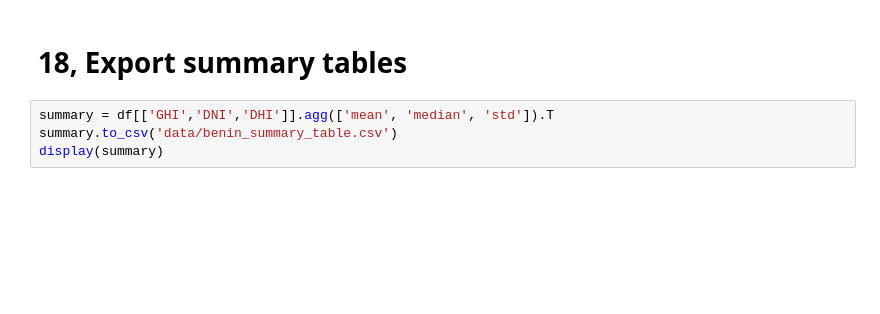
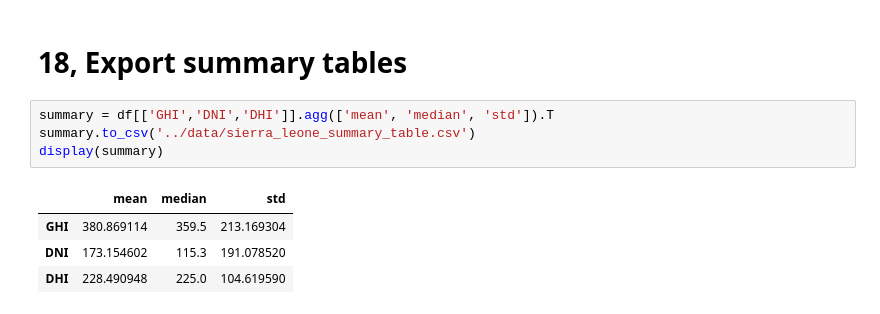
Before and after one commit to EdenFenta/solar-challenge-week0, a Jupyter notebook: notebooks/sierra_leone_eda.ipynb, the cells around one changed output. Drawn from its saved outputs; the diff is of its cells as text; blank space fills up the shorter version.

```diff
--- a/notebooks/sierra_leone_eda.ipynb
+++ b/notebooks/sierra_leone_eda.ipynb
@@ -221,5 +350,10 @@ else:
 # 18, Export summary tables
 # %%
 summary = df[['GHI','DNI','DHI']].agg(['mean', 'median', 'std']).T
-summary.to_csv('data/benin_summary_table.csv')
+summary.to_csv('../data/sierra_leone_summary_table.csv')
 display(summary)
+# %% [output]
+|  | mean | median | std |
+| GHI | 380.869114 | 359.5 | 213.169304 |
+| DNI | 173.154602 | 115.3 | 191.078520 |
+| DHI | 228.490948 | 225.0 | 104.619590 |
```
Also changed, not shown: parts of 16 cells of this notebook.
